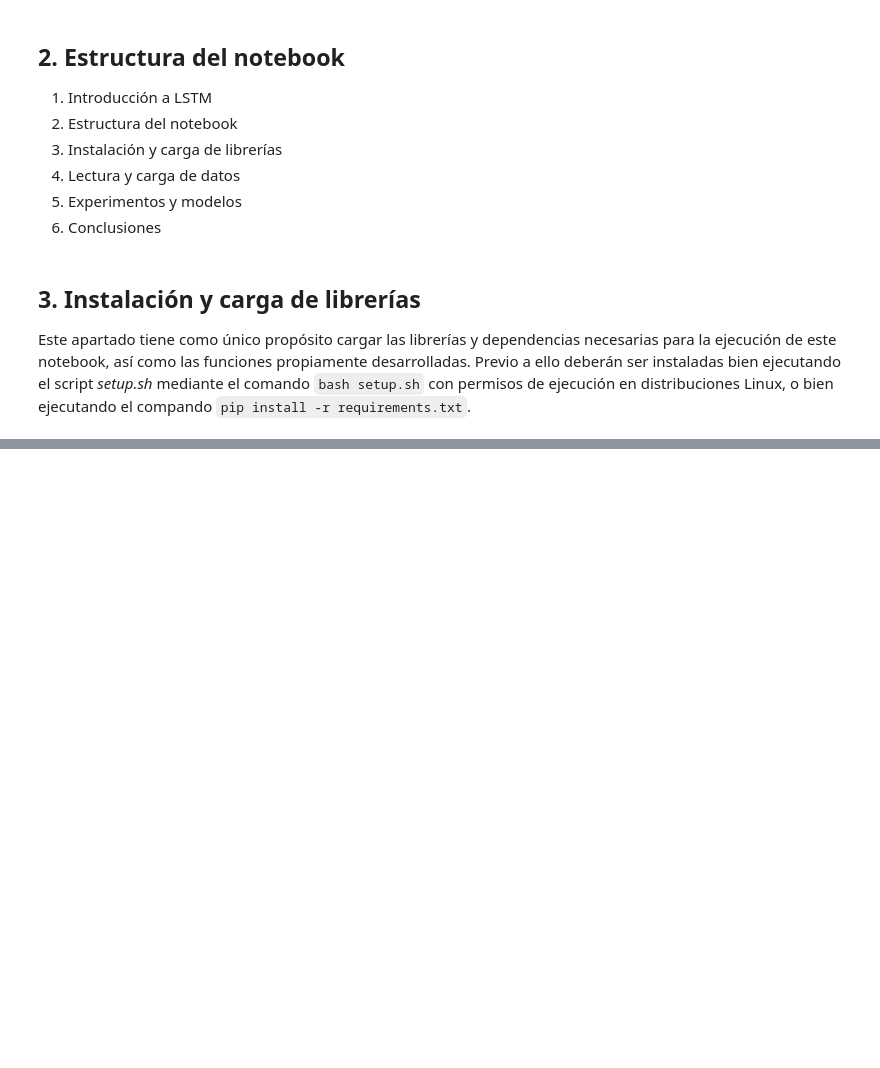
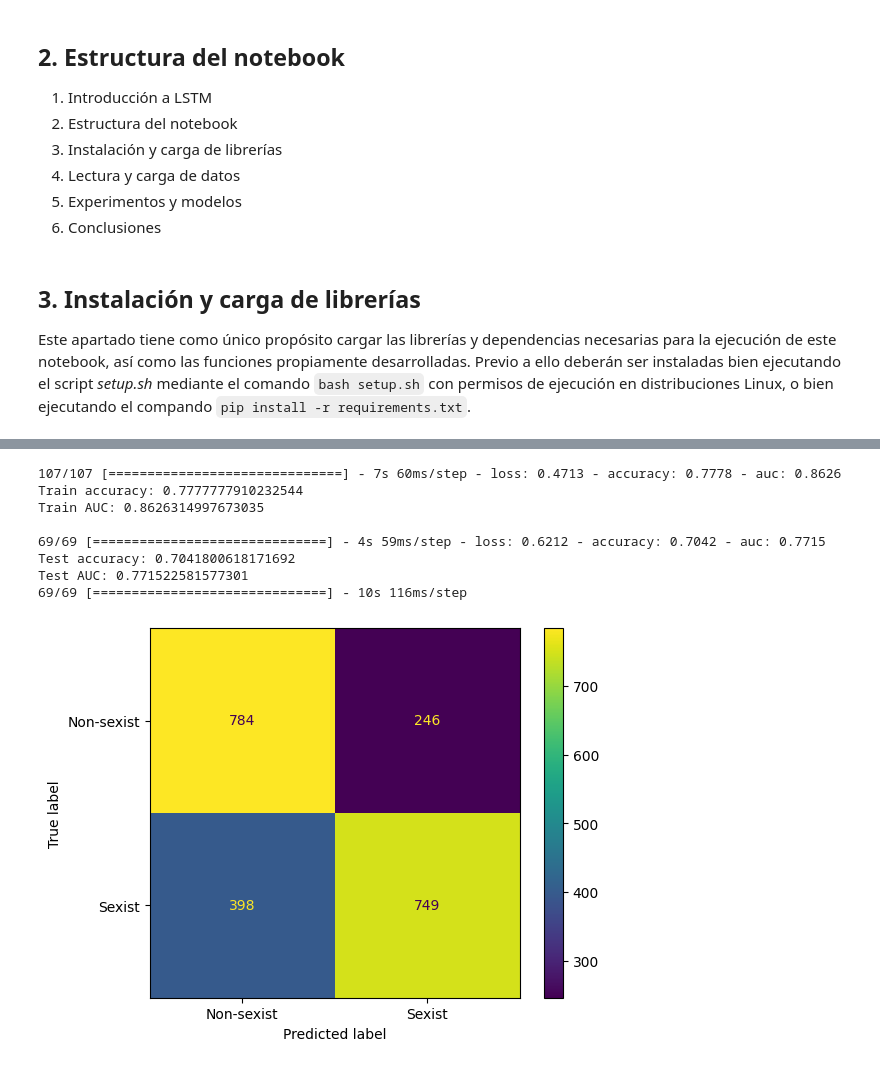
Before and after one commit to lidiasm/DATCOM-TFM, a Jupyter notebook: notebooks/lstm_models.ipynb, the cells around one changed output, grey strips where cells are left out. Drawn from its saved outputs; the diff is of its cells as text; code cells hidden in the pictures; blank space fills up the shorter version.

Commit message:
Análisis del modelo BiLSTM específico para inglés #8

```diff
--- a/notebooks/lstm_models.ipynb
+++ b/notebooks/lstm_models.ipynb
@@ -102,9 +95,9 @@ Tal y como se puede comprobar en los siguientes resultados las dimensiones de se
 # %%
-# Read EXIST datasets
-train_df = read_train_dataset()
-test_df = read_test_dataset()
+# Read already processed EXIST datasets
+train_df = pd.read_csv('../data/proc_EXIST2021_train.csv')
+test_df = pd.read_csv('../data/proc_EXIST2021_test.csv')
 
 # Show the dimensions of the datasets
-print("Train dataset dimensions:", train_df.shape)
-print("Test dataset dimensions:", test_df.shape)
+print('Train dataset dimensions:', train_df.shape)
+print('Test dataset dimensions:', test_df.shape)
 # %% [output]
@@ -588,0 +275,50 @@ Se han experimentado con diversas arquitecturas añadiendo/eliminando número de
+# %%
+# Number of words to retain in the LSTM memory
+MAX_N_WORDS = 1000
+
+# Max number of tokens per numeric sequence
+SEQUENCE_MAX_LEN = 100
+
+# Path to the multilanguage embedding file
+MULTILAN_EMBEDDINGS_FILE = '../en_es_embeddings/glove.twitter.27B.100d.txt'
+
+# Filter train and test texts by language
+en_train_df = train_df[train_df['language'] == 'en']
+en_test_df = test_df[test_df['language'] == 'en']
+
+# Convert processed train and test documents into matrixes
+en_tokenizer, en_train_matrix, en_test_matrix = encode_data_as_matrixes(
+    train_texts=list(en_train_df['clean_text'].values),
+    test_texts=list(en_test_df['clean_text'].values),
+    max_n_words=MAX_N_WORDS,
+    sequence_len=SEQUENCE_MAX_LEN
+)
+
+# Get the embedding matrix based on the train documents
+en_embed_matrix = get_embedding_matrix(
+    embedding_file=MULTILAN_EMBEDDINGS_FILE,
+    tokenizer=en_tokenizer,
+    sequence_len=SEQUENCE_MAX_LEN
+)
+
+# Load a pretrained BiLSTM model trained over English texts
+en_bilstm_model = load_model('../models/en_lstm_models/en_bilstm_model_2L_128N_32BS.h5')
+
+# Evaluate the model over train and test datasets
+validate_lstm_model(
+    model=en_bilstm_model,
+    train_matrix=en_train_matrix,
+    train_labels=list(en_train_df['task1'].values),
+    test_matrix=en_test_matrix,
+    test_labels=list(en_test_df['task1'].values)
+)
+# %% [output]
+107/107 [==============================] - 7s 60ms/step - loss: 0.4713 - accuracy: 0.7778 - auc: 0.8626
+Train accuracy: 0.7777777910232544
+Train AUC: 0.8626314997673035
+
+69/69 [==============================] - 4s 59ms/step - loss: 0.6212 - accuracy: 0.7042 - auc: 0.7715
+Test accuracy: 0.7041800618171692
+Test AUC: 0.771522581577301
+69/69 [==============================] - 10s 116ms/step
+[figure, added]
```
Also changed, not shown: parts of 24 cells of this notebook.
